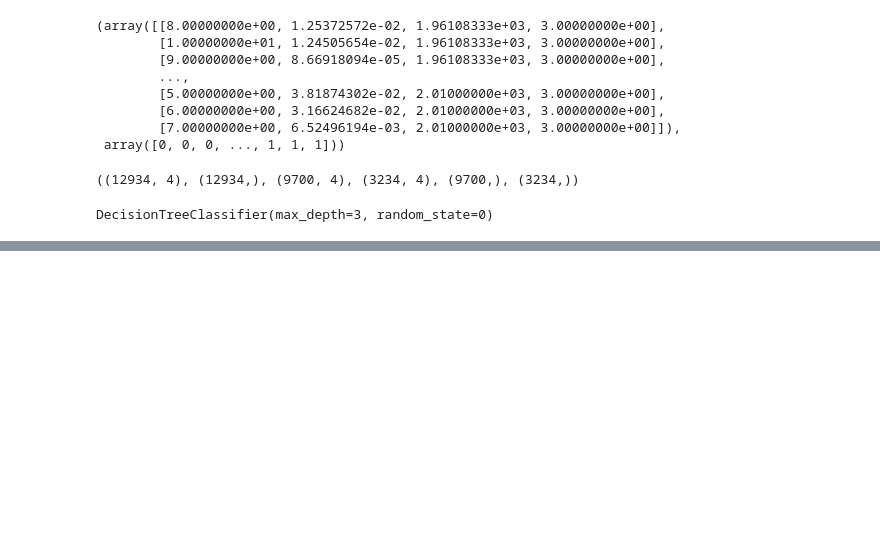
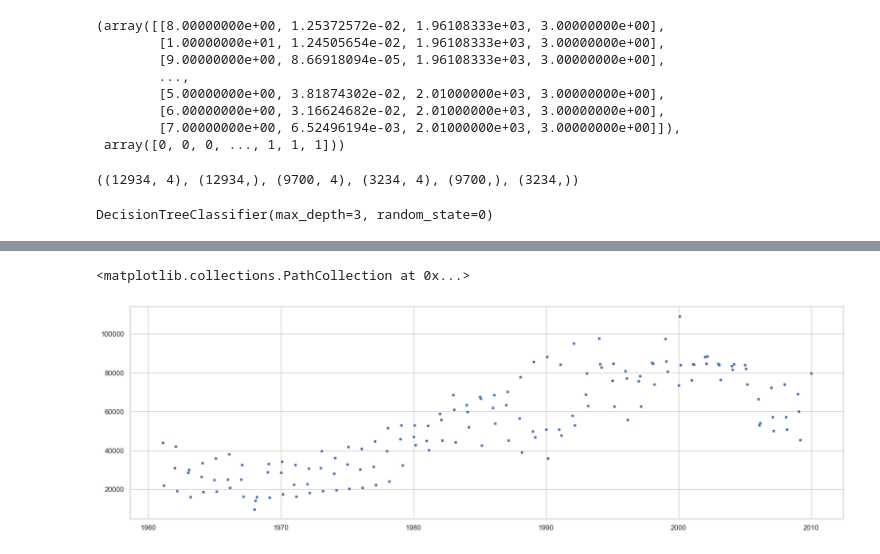
Before and after one commit to CCT-Dublin/ca1-claireobrien00, a Jupyter notebook: Passenger Movement.ipynb, the cells around one changed output, grey strips where cells are left out. Saved outputs shown, nothing was run; the diff lists cells and outputs as text; code cells hidden in the pictures; blank space fills up the shorter version.

```diff
--- a/Passenger Movement.ipynb
+++ b/Passenger Movement.ipynb
@@ -935,0 +864,8 @@ Intercept: -0.000
+# %%
+#From january every year
+departing_by_sea_winter_df = departing_by_sea_df[departing_by_sea_df['Season'].str.contains('Winter')]
+fig, ax = plt.subplots(figsize=(20,6))
+ax.scatter(departing_by_sea_winter_df["decimal_year"], departing_by_sea_winter_df["VALUE"], s=10, c='b', marker="s", label='air')
+# %% [output]
+<matplotlib.collections.PathCollection at 0x...>
+[figure, added]
```
Also changed, not shown: parts of 62 cells of this notebook, 1 other file.
